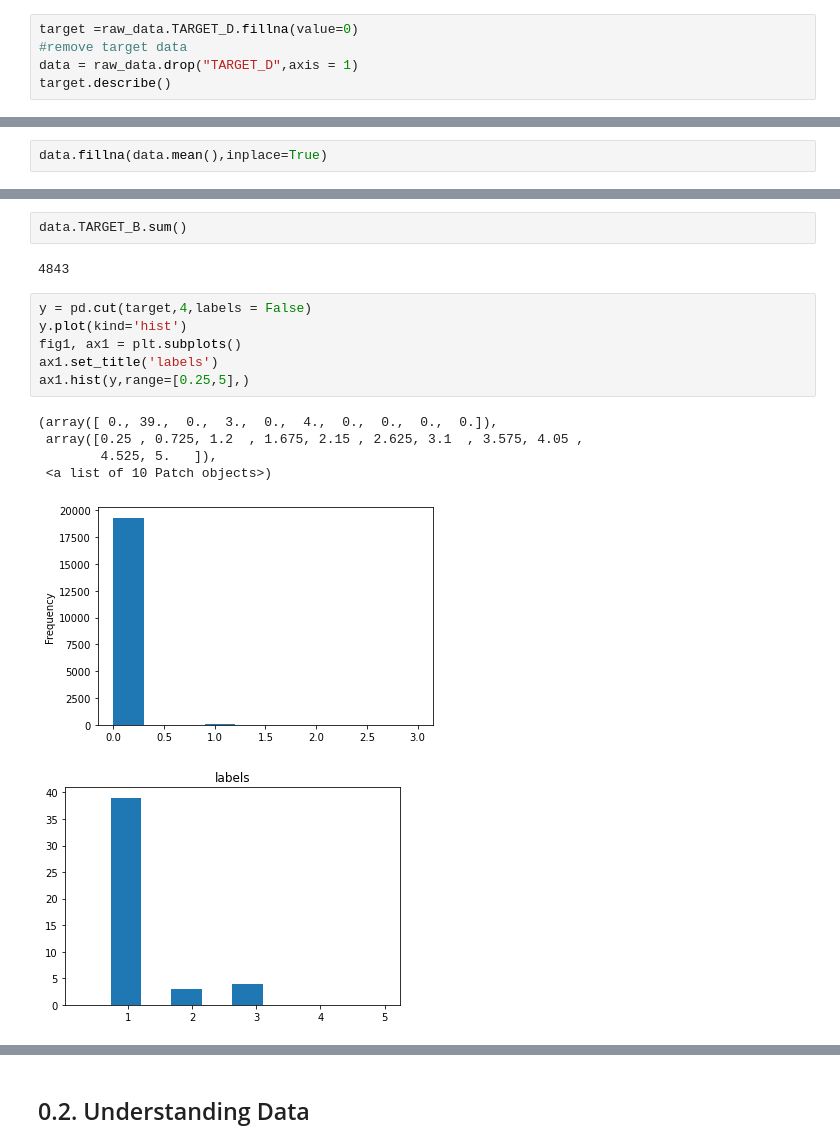
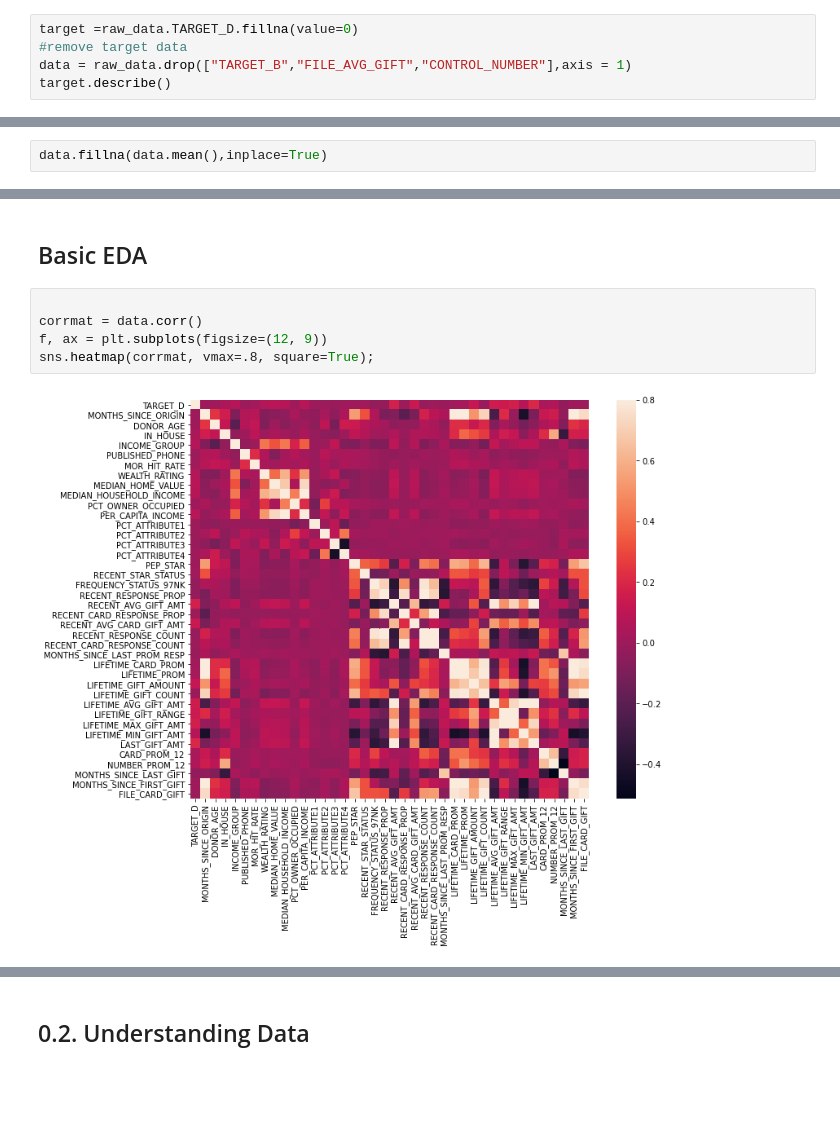
Before and after one commit to migueloliveira123/Predicting_donors, a Jupyter notebook: AA_202021_Project.ipynb, the cells around one changed output, grey strips where cells are left out. Cells and saved outputs as stored; diff of their text form; blank space fills up the shorter version.

Commit message:
correlation matrices added, list of what to do with features, proper binning of target variable

```diff
--- a/AA_202021_Project.ipynb
+++ b/AA_202021_Project.ipynb
@@ -178,7 +212,7 @@ set target and impute missing data with 0
 # %%
 target =raw_data.TARGET_D.fillna(value=0)
 #remove target data
-data = raw_data.drop("TARGET_D",axis = 1)
+data = raw_data.drop(["TARGET_B","FILE_AVG_GIFT","CONTROL_NUMBER"],axis = 1)
 target.describe()
 # %% [output]
 count    19372.00
@@ -258,17 +285,9 @@ SyntaxError: positional argument follows keyword argument (<ipython-input-127-d9
-# %%
-data.TARGET_B.sum()
-# %% [output]
-4843
-# %%
-y = pd.cut(target,4,labels = False)
-y.plot(kind='hist')
-fig1, ax1 = plt.subplots()
-ax1.set_title('labels')
-ax1.hist(y,range=[0.25,5],)
-# %% [output]
-(array([ 0., 39.,  0.,  3.,  0.,  4.,  0.,  0.,  0.,  0.]),
- array([0.25 , 0.725, 1.2  , 1.675, 2.15 , 2.625, 3.1  , 3.575, 4.05 ,
-        4.525, 5.   ]),
- <a list of 10 Patch objects>)
-[figure, removed]
-[figure, removed]
+# %% [markdown]
+## Basic EDA
+# %%
+
+corrmat = data.corr()
+f, ax = plt.subplots(figsize=(12, 9))
+sns.heatmap(corrmat, vmax=.8, square=True);
+# %% [output]
+[figure, added]
```
Also changed, not shown: parts of 14 cells of this notebook.
